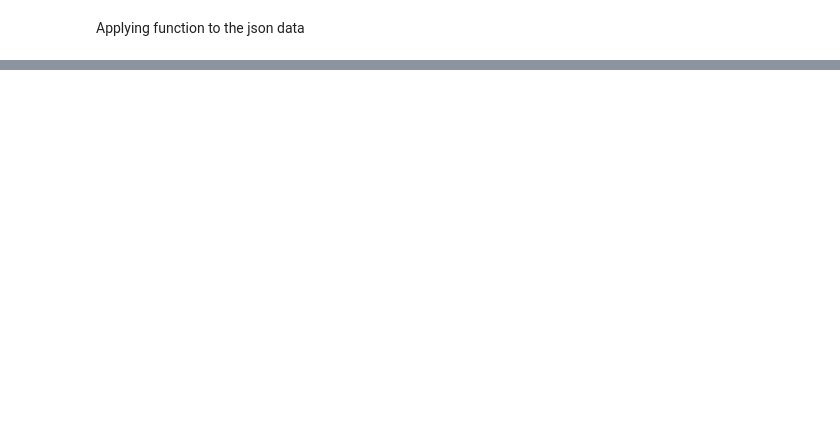
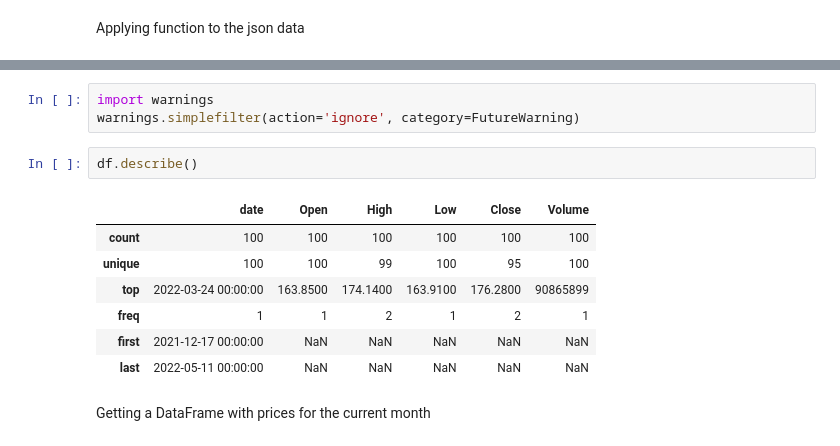
Before and after one commit to fvgm-spec/data_analysis, a Jupyter notebook: api_connection.ipynb, the cells around one changed output, grey strips where cells are left out. Cells and saved outputs as stored; diff of their text form; blank space fills up the shorter version.

```diff
--- a/api_connection.ipynb
+++ b/api_connection.ipynb
@@ -77,0 +94,15 @@ df
+# %%
+import warnings
+warnings.simplefilter(action='ignore', category=FutureWarning)
+# %%
+df.describe()
+# %% [output]
+|  | date | Open | High | Low | Close | Volume |
+| count | 100 | 100 | 100 | 100 | 100 | 100 |
+| unique | 100 | 100 | 99 | 100 | 95 | 100 |
+| top | 2022-03-24 00:00:00 | 163.8500 | 174.1400 | 163.9100 | 176.2800 | 90865899 |
+| freq | 1 | 1 | 2 | 1 | 2 | 1 |
+| first | 2021-12-17 00:00:00 | NaN | NaN | NaN | NaN | NaN |
+| last | 2022-05-11 00:00:00 | NaN | NaN | NaN | NaN | NaN |
+# %% [markdown]
+Getting a DataFrame with prices for the current month
```
Also changed, not shown: parts of 9 cells of this notebook.
